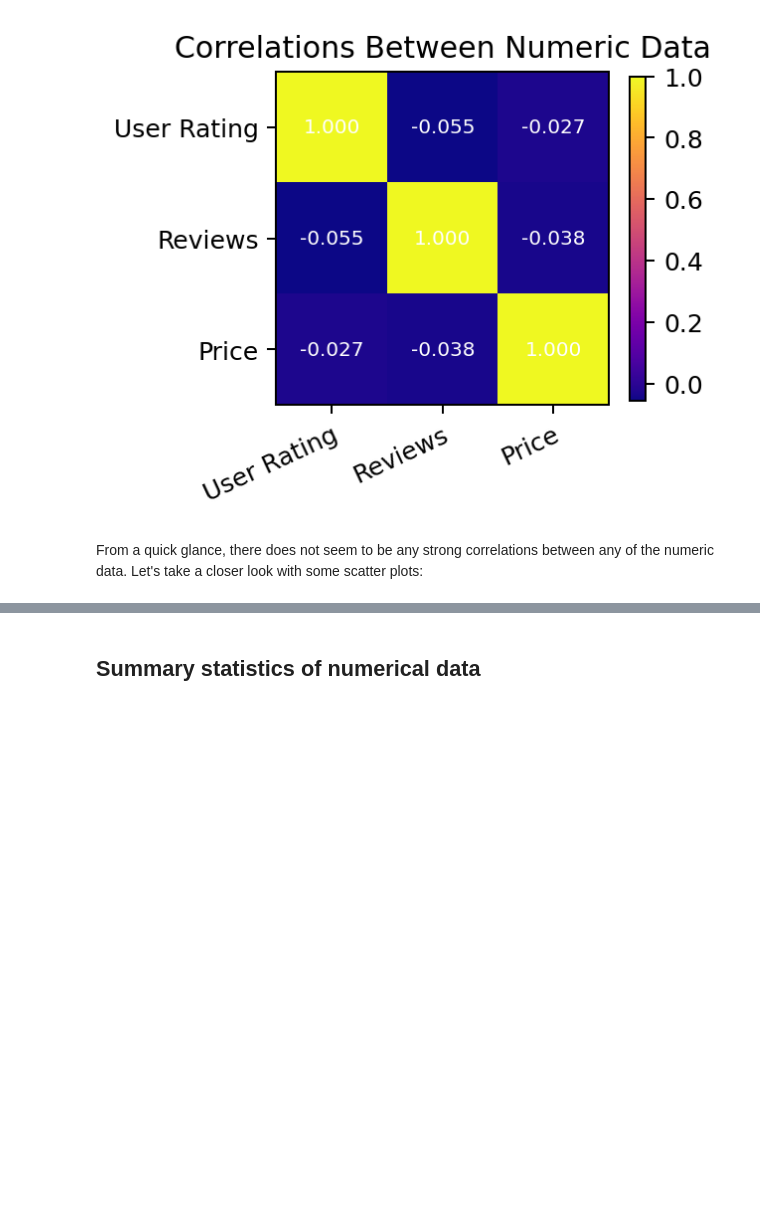
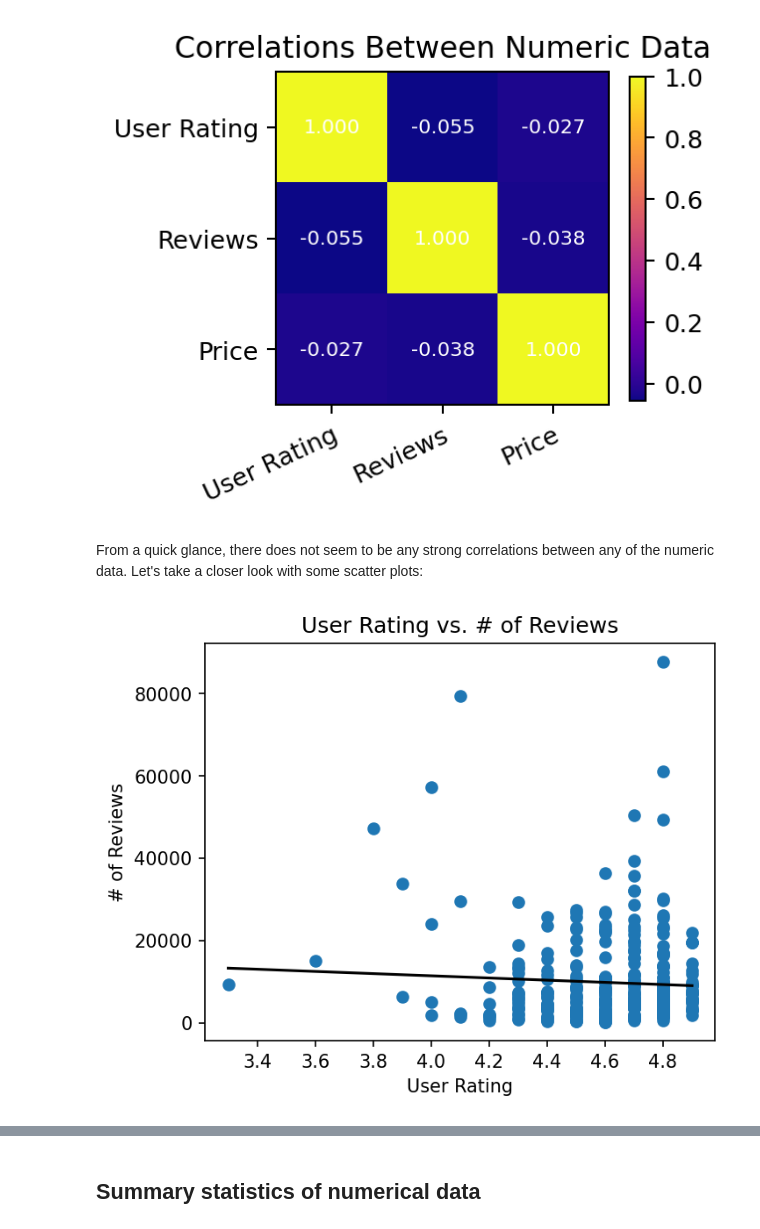
Before and after one commit to exw4141/bestselling-books-eda, a Jupyter notebook: bestselling-books-eda.ipynb, the cells around one changed output, grey strips where cells are left out. Saved outputs shown, nothing was run; the diff lists cells and outputs as text; code cells hidden in the pictures; blank space fills up the shorter version.

Commit message:
Created scatter plots of numerical data

```diff
--- a/bestselling-books-eda.ipynb
+++ b/bestselling-books-eda.ipynb
@@ -268,3 +268,16 @@ plt.show()
 [figure]
 # %% [markdown]
 From a quick glance, there does not seem to be any strong correlations between any of the numeric data. Let's take a closer look with some scatter plots:
+# %%
+plt.figure(figsize=(5,4), dpi=150)
+
+plt.scatter(df['User Rating'], df['Reviews'])
+plt.plot(np.unique(df['User Rating']), np.poly1d(np.polyfit(df['User Rating'], df['Reviews'], 1))(np.unique(df['User Rating'])), color='black')
+
+plt.title('User Rating vs. # of Reviews')
+plt.xlabel('User Rating')
+plt.ylabel('# of Reviews')
+
+plt.show()
+# %% [output]
+[figure, added]
```
Also changed, not shown: parts of 5 cells of this notebook.
